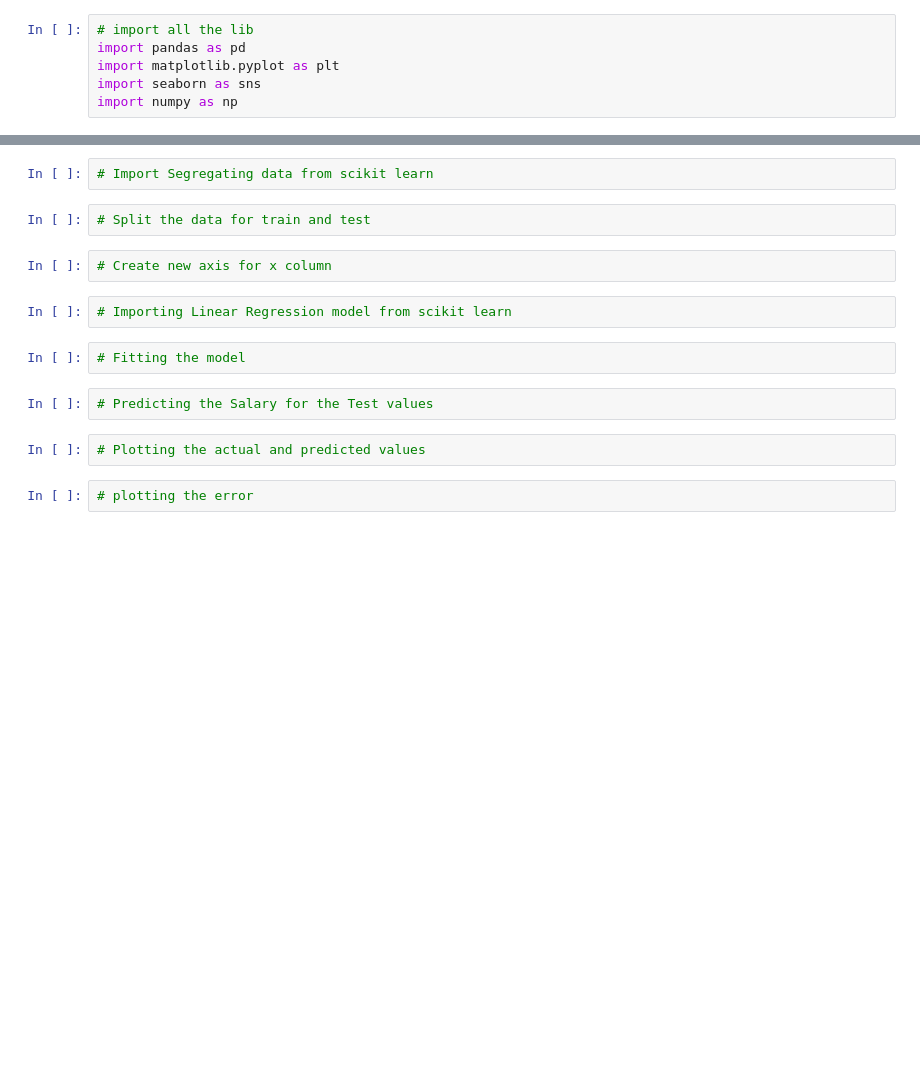
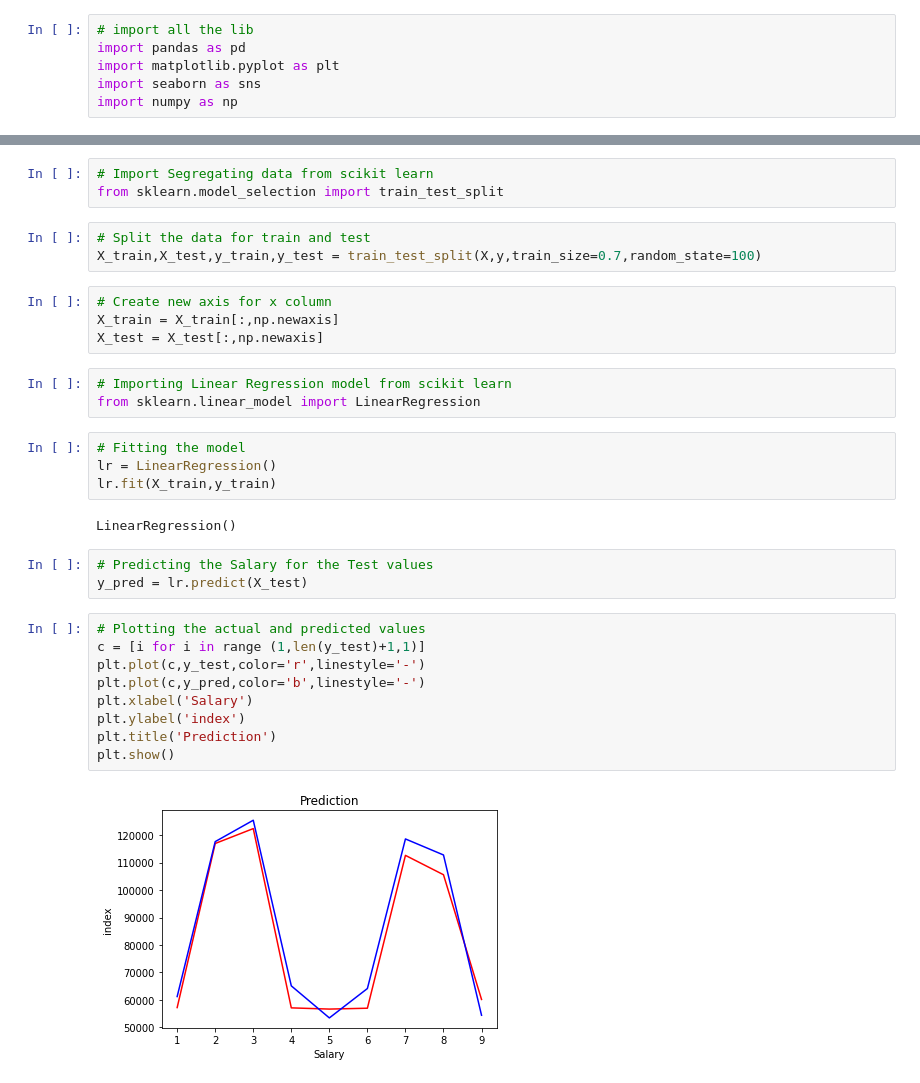
Before and after one commit to azizAbdennebi/huawei-ML_workshop, a Jupyter notebook: tp2/notebook482b5f3da4.ipynb, the cells around one changed output, grey strips where cells are left out. Drawn from its saved outputs; the diff is of its cells as text; blank space fills up the shorter version.

Commit message:
salary prediction completed

```diff
--- a/tp2/notebook482b5f3da4.ipynb
+++ b/tp2/notebook482b5f3da4.ipynb
@@ -24,16 +68,33 @@ y.head()
 # %%
 # Import Segregating data from scikit learn
+from sklearn.model_selection import train_test_split
 # %%
 # Split the data for train and test
+X_train,X_test,y_train,y_test = train_test_split(X,y,train_size=0.7,random_state=100)
 # %%
 # Create new axis for x column
+X_train = X_train[:,np.newaxis]
+X_test = X_test[:,np.newaxis]
 # %%
 # Importing Linear Regression model from scikit learn
+from sklearn.linear_model import LinearRegression
 # %%
 # Fitting the model
+lr = LinearRegression()
+lr.fit(X_train,y_train)
+# %% [output]
+LinearRegression()
 # %%
 # Predicting the Salary for the Test values
+y_pred = lr.predict(X_test)
-# %%
-# Plotting the actual and predicted values
-# %%
-# plotting the error
+# %%
+# Plotting the actual and predicted values
+c = [i for i in range (1,len(y_test)+1,1)]
+plt.plot(c,y_test,color='r',linestyle='-')
+plt.plot(c,y_pred,color='b',linestyle='-')
+plt.xlabel('Salary')
+plt.ylabel('index')
+plt.title('Prediction')
+plt.show()
+# %% [output]
+[figure, added]
```
Also changed, not shown: parts of 12 cells of this notebook.
